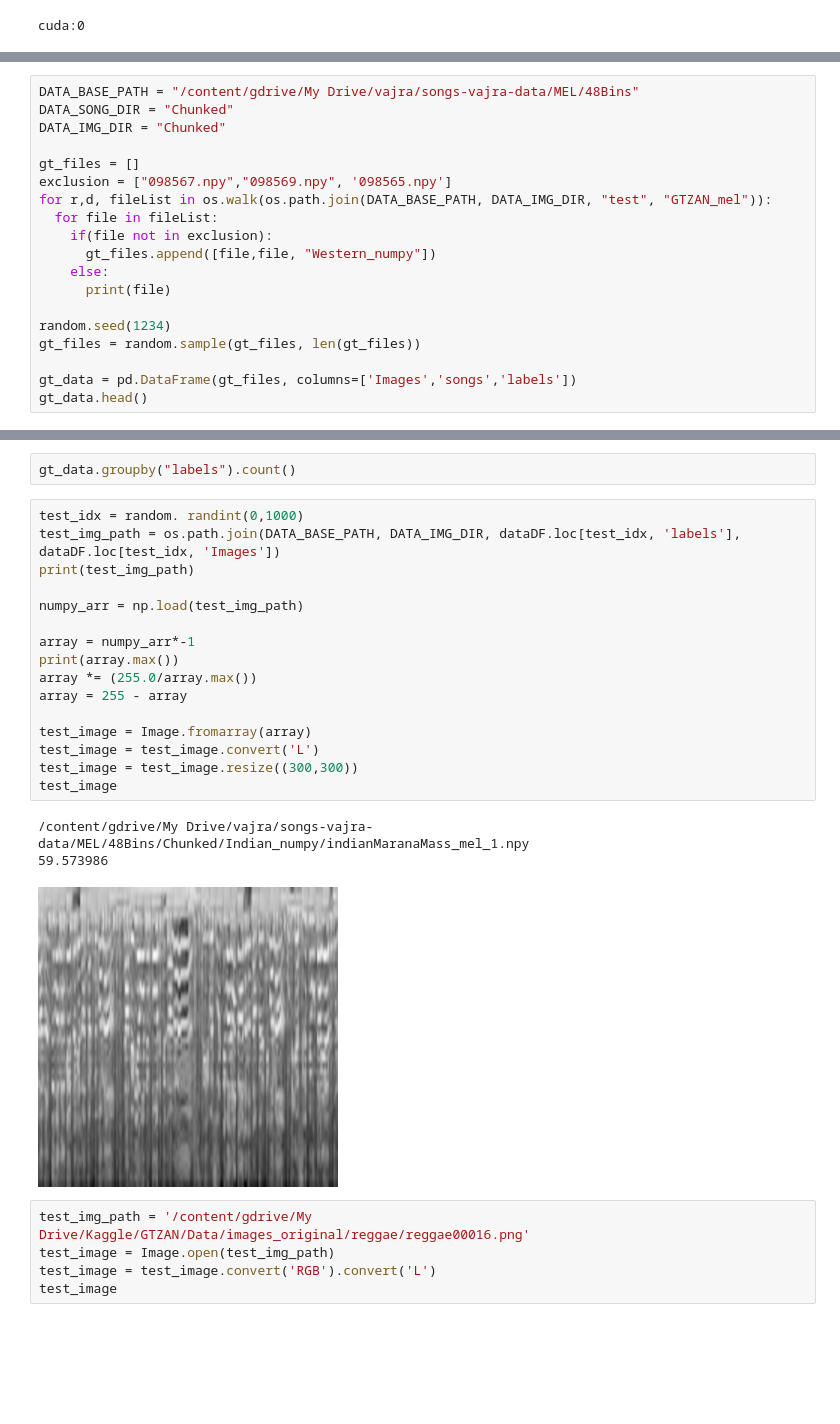
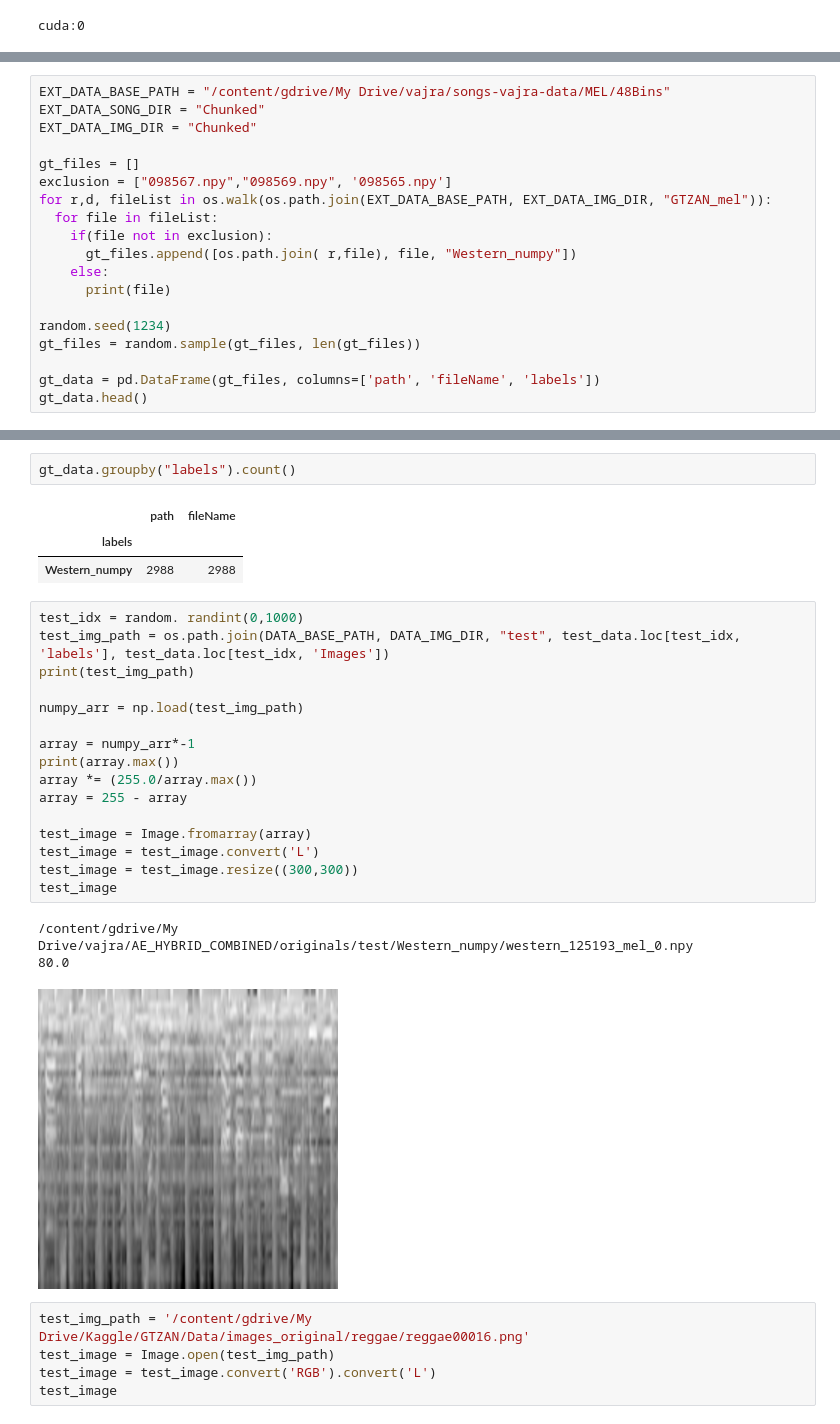
Before and after one commit to agarr3/vajra-new-2, a Jupyter notebook: AE_HYBRID_GTZAN.ipynb, the cells around one changed output, grey strips where cells are left out. Saved outputs shown, nothing was run; the diff lists cells and outputs as text; blank space fills up the shorter version.

```diff
--- a/AE_HYBRID_GTZAN.ipynb
+++ b/AE_HYBRID_GTZAN.ipynb
@@ -114,19 +122,19 @@ test_data.head()
 # %%
-DATA_BASE_PATH = "/content/gdrive/My Drive/vajra/songs-vajra-data/MEL/48Bins"
-DATA_SONG_DIR = "Chunked"
-DATA_IMG_DIR = "Chunked"
+EXT_DATA_BASE_PATH = "/content/gdrive/My Drive/vajra/songs-vajra-data/MEL/48Bins"
+EXT_DATA_SONG_DIR = "Chunked"
+EXT_DATA_IMG_DIR = "Chunked"
 
 gt_files = []
 exclusion = ["098567.npy","098569.npy", '098565.npy']
-for r,d, fileList in os.walk(os.path.join(DATA_BASE_PATH, DATA_IMG_DIR, "test", "GTZAN_mel")):
+for r,d, fileList in os.walk(os.path.join(EXT_DATA_BASE_PATH, EXT_DATA_IMG_DIR, "GTZAN_mel")):
   for file in fileList:
     if(file not in exclusion):
-      gt_files.append([file,file, "Western_numpy"])
+      gt_files.append([os.path.join( r,file), file, "Western_numpy"])
     else:
       print(file)
 
 random.seed(1234)
 gt_files = random.sample(gt_files, len(gt_files))
 
-gt_data = pd.DataFrame(gt_files, columns=['Images','songs','labels'])
+gt_data = pd.DataFrame(gt_files, columns=['path', 'fileName', 'labels'])
 gt_data.head()
@@ -141,25 +162,29 @@ test_data.groupby("labels").count()
 # %%
 gt_data.groupby("labels").count()
+# %% [output]
+|  | path | fileName |
+| labels |  |  |
+| Western_numpy | 2988 | 2988 |
 # %%
 test_idx = random. randint(0,1000)
-test_img_path = os.path.join(DATA_BASE_PATH, DATA_IMG_DIR, dataDF.loc[test_idx, 'labels'], dataDF.loc[test_idx, 'Images'])
+test_img_path = os.path.join(DATA_BASE_PATH, DATA_IMG_DIR, "test", test_data.loc[test_idx, 'labels'], test_data.loc[test_idx, 'Images'])
 print(test_img_path)
 
 numpy_arr = np.load(test_img_path)
 
 array = numpy_arr*-1
 print(array.max())
 array *= (255.0/array.max())
 array = 255 - array
 
 test_image = Image.fromarray(array)
 test_image = test_image.convert('L')
 test_image = test_image.resize((300,300))
 test_image
 # %% [output]
-/content/gdrive/My Drive/vajra/songs-vajra-data/MEL/48Bins/Chunked/Indian_numpy/indianMaranaMass_mel_1.npy
-59.573986
+/content/gdrive/My Drive/vajra/AE_HYBRID_COMBINED/originals/test/Western_numpy/western_125193_mel_0.npy
+80.0
-[figure, old version]
+[figure, new version]
 # %%
 test_img_path = '/content/gdrive/My Drive/Kaggle/GTZAN/Data/images_original/reggae/reggae00016.png'
 test_image = Image.open(test_img_path)
```
Also changed, not shown: parts of 27 cells of this notebook.
